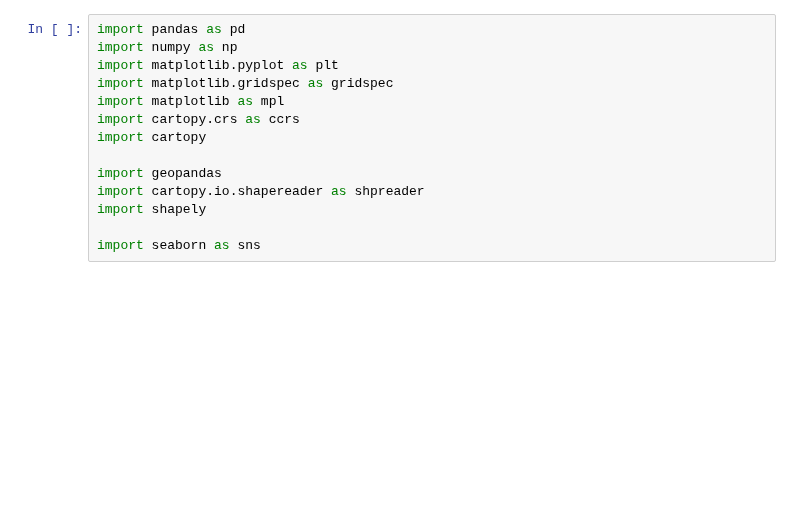
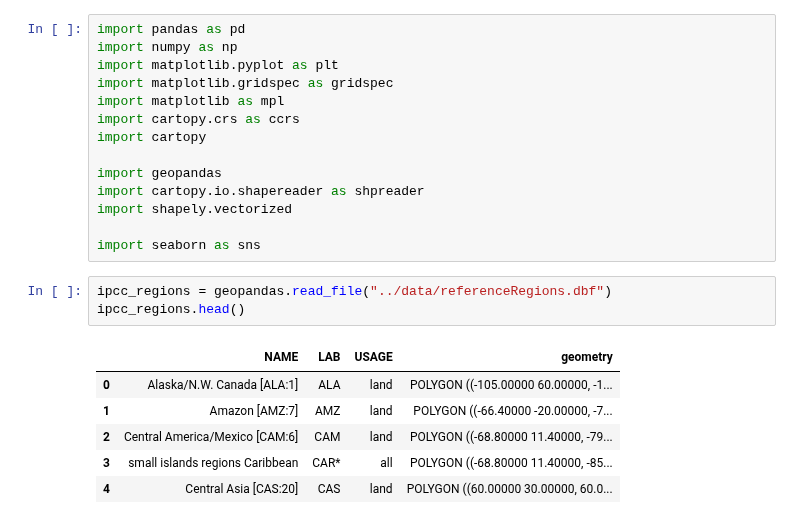
Before and after one commit to mcallaghan/regional-impacts-map, a Jupyter notebook: analysis/4g_table.ipynb, the cells around one changed output. Drawn from its saved outputs; the diff is of its cells as text; blank space fills up the shorter version.

```diff
--- a/analysis/4g_table.ipynb
+++ b/analysis/4g_table.ipynb
@@ -9,6 +9,16 @@ import cartopy
 
 import geopandas
 import cartopy.io.shapereader as shpreader
-import shapely
+import shapely.vectorized
 
 import seaborn as sns
+# %%
+ipcc_regions = geopandas.read_file("../data/referenceRegions.dbf")
+ipcc_regions.head()
+# %% [output]
+|  | NAME | LAB | USAGE | geometry |
+| 0 | Alaska/N.W. Canada [ALA:1] | ALA | land | POLYGON ((-105.00000 60.00000, -1... |
+| 1 | Amazon [AMZ:7] | AMZ | land | POLYGON ((-66.40000 -20.00000, -7... |
+| 2 | Central America/Mexico [CAM:6] | CAM | land | POLYGON ((-68.80000 11.40000, -79... |
+| 3 | small islands regions Caribbean | CAR* | all | POLYGON ((-68.80000 11.40000, -85... |
+| 4 | Central Asia [CAS:20] | CAS | land | POLYGON ((60.00000 30.00000, 60.0... |
```
Also changed, not shown: parts of 13 cells of this notebook, 14 other files.
